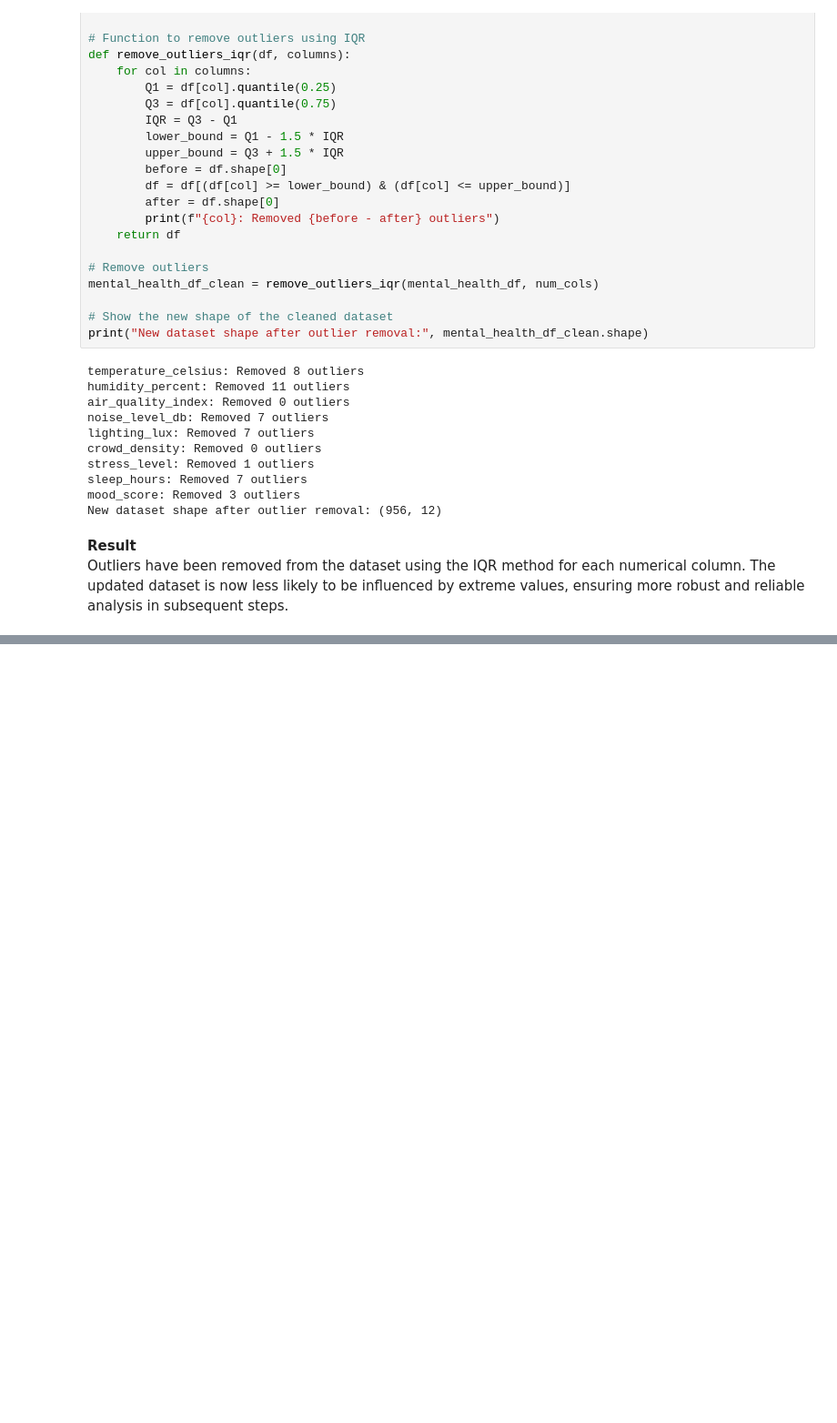
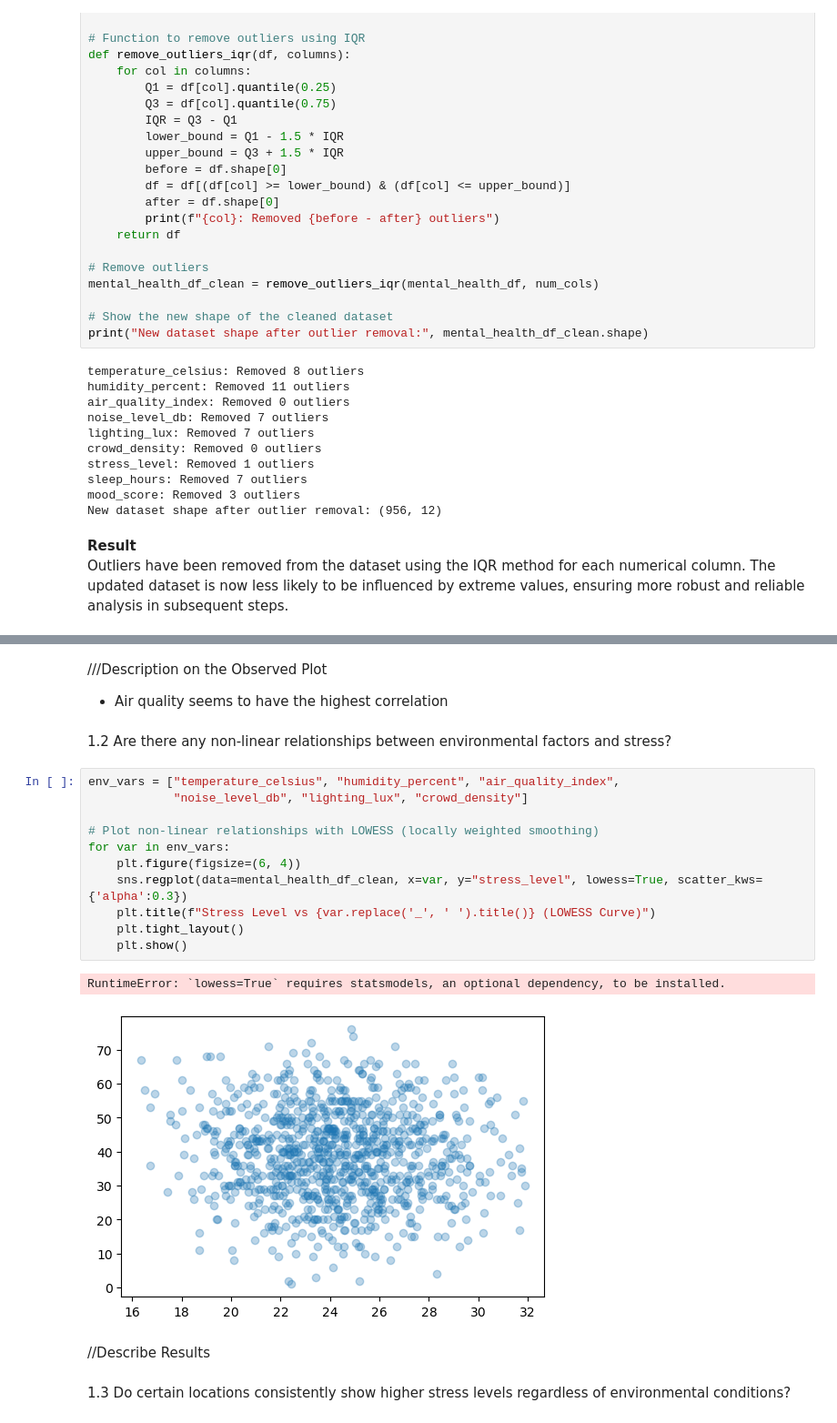
Before and after one commit to lanc3reyes/csmodel_mp, a Jupyter notebook: CSMODEL_Phase1_Group9.ipynb, the cells around one changed output, grey strips where cells are left out. Shown at 91% size. Drawn from its saved outputs; the diff is of its cells as text; blank space fills up the shorter version.

```diff
--- a/CSMODEL_Phase1_Group9.ipynb
+++ b/CSMODEL_Phase1_Group9.ipynb
@@ -241,0 +231,23 @@ Outliers have been removed from the dataset using the IQR method for each numeri
+# %% [markdown]
+///Description on the Observed Plot
+ - Air quality seems to have the highest correlation
+# %% [markdown]
+1.2 Are there any non-linear relationships between environmental factors and stress?
+# %%
+env_vars = ["temperature_celsius", "humidity_percent", "air_quality_index",
+            "noise_level_db", "lighting_lux", "crowd_density"]
+
+# Plot non-linear relationships with LOWESS (locally weighted smoothing)
+for var in env_vars:
+    plt.figure(figsize=(6, 4))
+    sns.regplot(data=mental_health_df_clean, x=var, y="stress_level", lowess=True, scatter_kws={'alpha':0.3})
+    plt.title(f"Stress Level vs {var.replace('_', ' ').title()} (LOWESS Curve)")
+    plt.tight_layout()
+    plt.show()
+# %% [output]
+RuntimeError: `lowess=True` requires statsmodels, an optional dependency, to be installed.
+[figure, added]
+# %% [markdown]
+//Describe Results
+# %% [markdown]
+1.3 Do certain locations consistently show higher stress levels regardless of environmental conditions?
```
Also changed, not shown: parts of 6 cells of this notebook.
